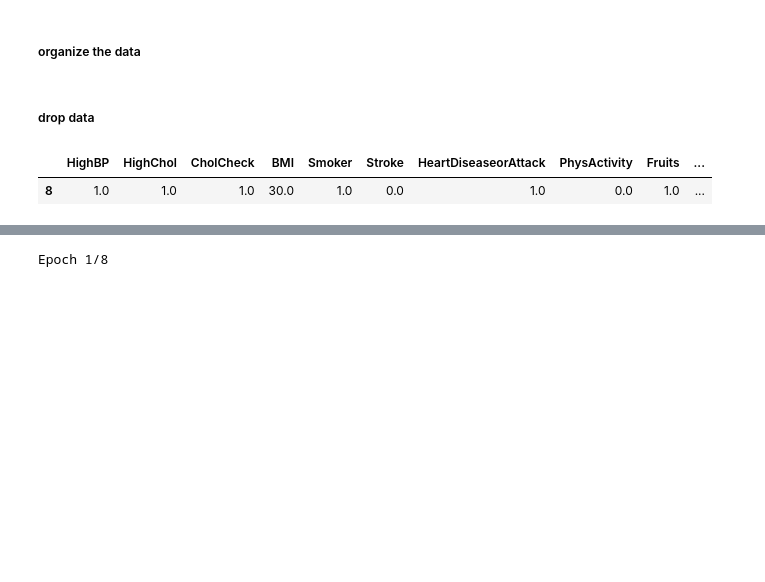
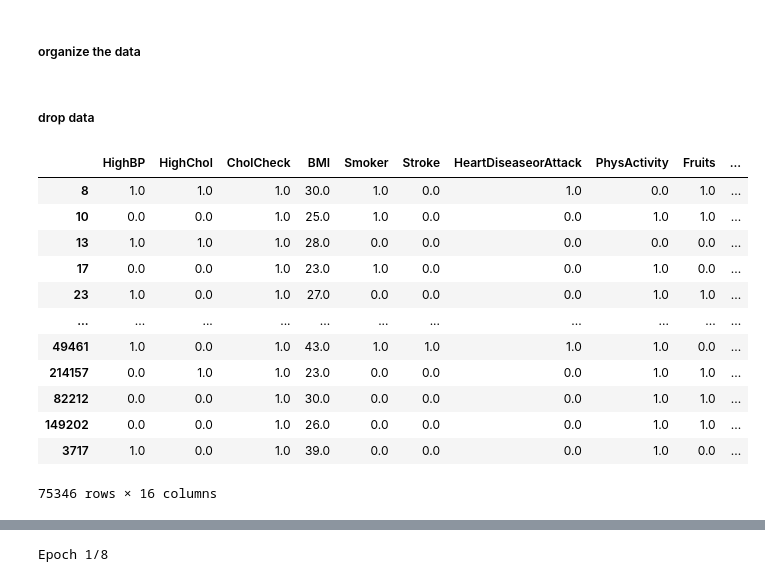
Before and after one commit to CandaceCheung/Health-Assistant, a Jupyter notebook: diabetes/notebook/diabetes.ipynb, the cells around one changed output, grey strips where cells are left out. Saved outputs shown, nothing was run; the diff lists cells and outputs as text; code cells hidden in the pictures; blank space fills up the shorter version.

```diff
--- a/diabetes/notebook/diabetes.ipynb
+++ b/diabetes/notebook/diabetes.ipynb
@@ -19,10 +19,20 @@ dataset = pd.concat([df_positive, df_negative_cut])
 # %%
 X = dataset.drop(['Diabetes_binary','Education','NoDocbcCost','Income','Education','DiffWalk','AnyHealthcare'], axis=1)
 y = dataset['Diabetes_binary']
-X[:1]
 # %% [output]
 |  | HighBP | HighChol | CholCheck | BMI | Smoker | Stroke | HeartDiseaseorAttack | PhysActivity | Fruits | ... |
 | 8 | 1.0 | 1.0 | 1.0 | 30.0 | 1.0 | 0.0 | 1.0 | 0.0 | 1.0 | ... |
+| 10 | 0.0 | 0.0 | 1.0 | 25.0 | 1.0 | 0.0 | 0.0 | 1.0 | 1.0 | ... |
+| 13 | 1.0 | 1.0 | 1.0 | 28.0 | 0.0 | 0.0 | 0.0 | 0.0 | 0.0 | ... |
+| 17 | 0.0 | 0.0 | 1.0 | 23.0 | 1.0 | 0.0 | 0.0 | 1.0 | 0.0 | ... |
+| 23 | 1.0 | 0.0 | 1.0 | 27.0 | 0.0 | 0.0 | 0.0 | 1.0 | 1.0 | ... |
+| ... | ... | ... | ... | ... | ... | ... | ... | ... | ... | ... |
+| 49461 | 1.0 | 0.0 | 1.0 | 43.0 | 1.0 | 1.0 | 1.0 | 1.0 | 0.0 | ... |
+| 214157 | 0.0 | 1.0 | 1.0 | 23.0 | 0.0 | 0.0 | 0.0 | 1.0 | 1.0 | ... |
+| 82212 | 0.0 | 0.0 | 1.0 | 30.0 | 0.0 | 0.0 | 0.0 | 1.0 | 1.0 | ... |
+| 149202 | 0.0 | 0.0 | 1.0 | 26.0 | 0.0 | 0.0 | 0.0 | 1.0 | 1.0 | ... |
+| 3717 | 1.0 | 0.0 | 1.0 | 39.0 | 0.0 | 0.0 | 0.0 | 1.0 | 0.0 | ... |
+75346 rows × 16 columns
 # %%
 X_train,X_test,y_train,y_test = train_test_split(X,y, test_size=0.2, random_state=10)
 # %%
```
Also changed, not shown: parts of 1 cell of this notebook, 2 other files.
